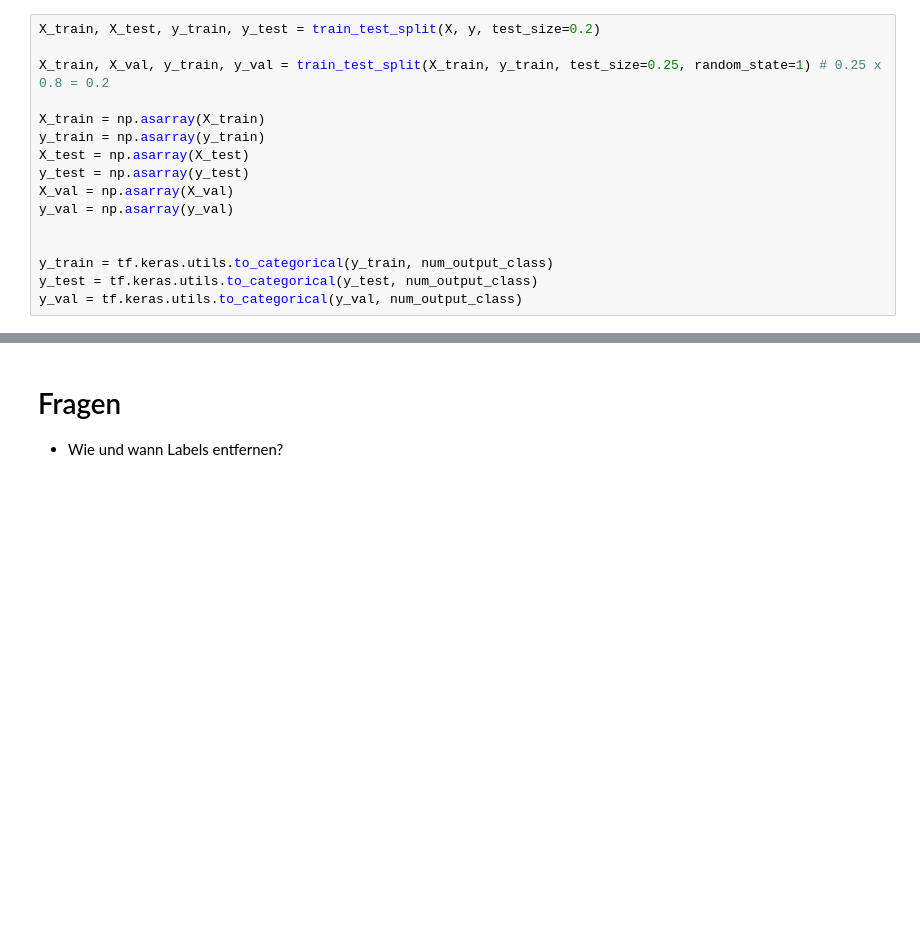
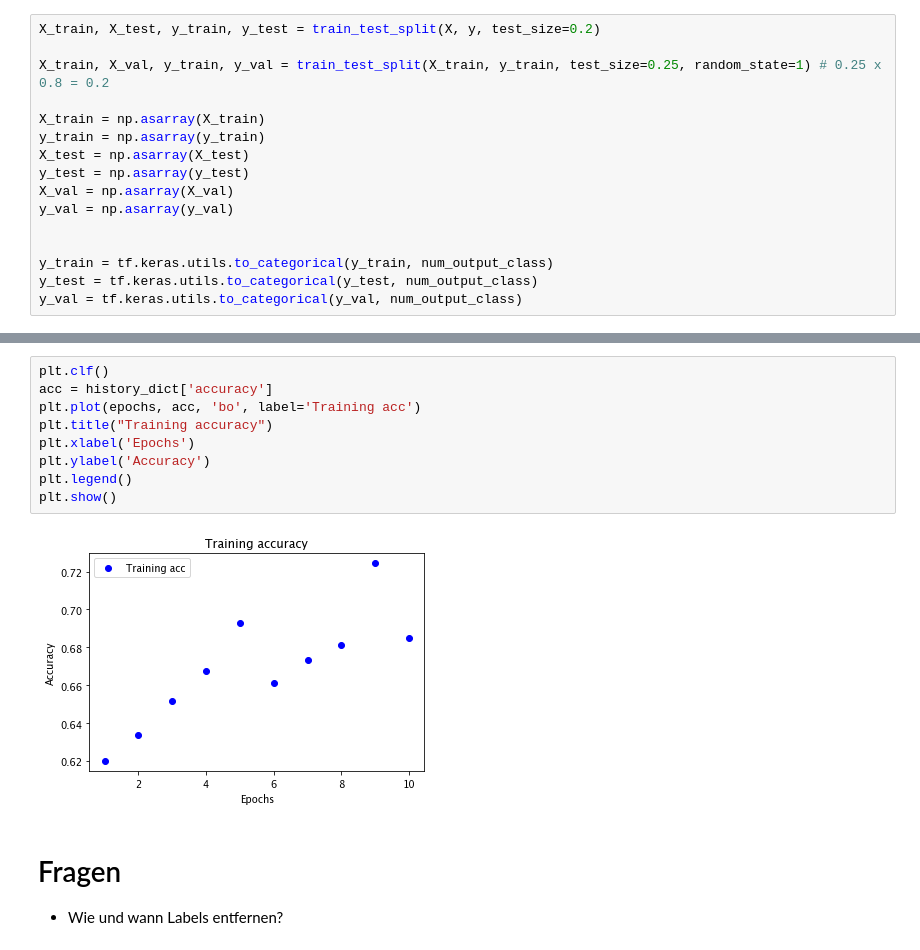
Before and after one commit to peasypi/Stress-Detection-From-Wearables, a Jupyter notebook: code/data_preprocessing.ipynb, the cells around one changed output, grey strips where cells are left out. Cells and saved outputs as stored; diff of their text form; blank space fills up the shorter version.

```diff
--- a/code/data_preprocessing.ipynb
+++ b/code/data_preprocessing.ipynb
@@ -588,3 +489,14 @@ Test accuracy: 0.75
+# %%
+plt.clf()
+acc = history_dict['accuracy']
+plt.plot(epochs, acc, 'bo', label='Training acc')
+plt.title("Training accuracy")
+plt.xlabel('Epochs')
+plt.ylabel('Accuracy')
+plt.legend()
+plt.show()
+# %% [output]
+[figure, added]
 # %% [markdown]
 # Fragen
 
```
Also changed, not shown: parts of 29 cells of this notebook.
